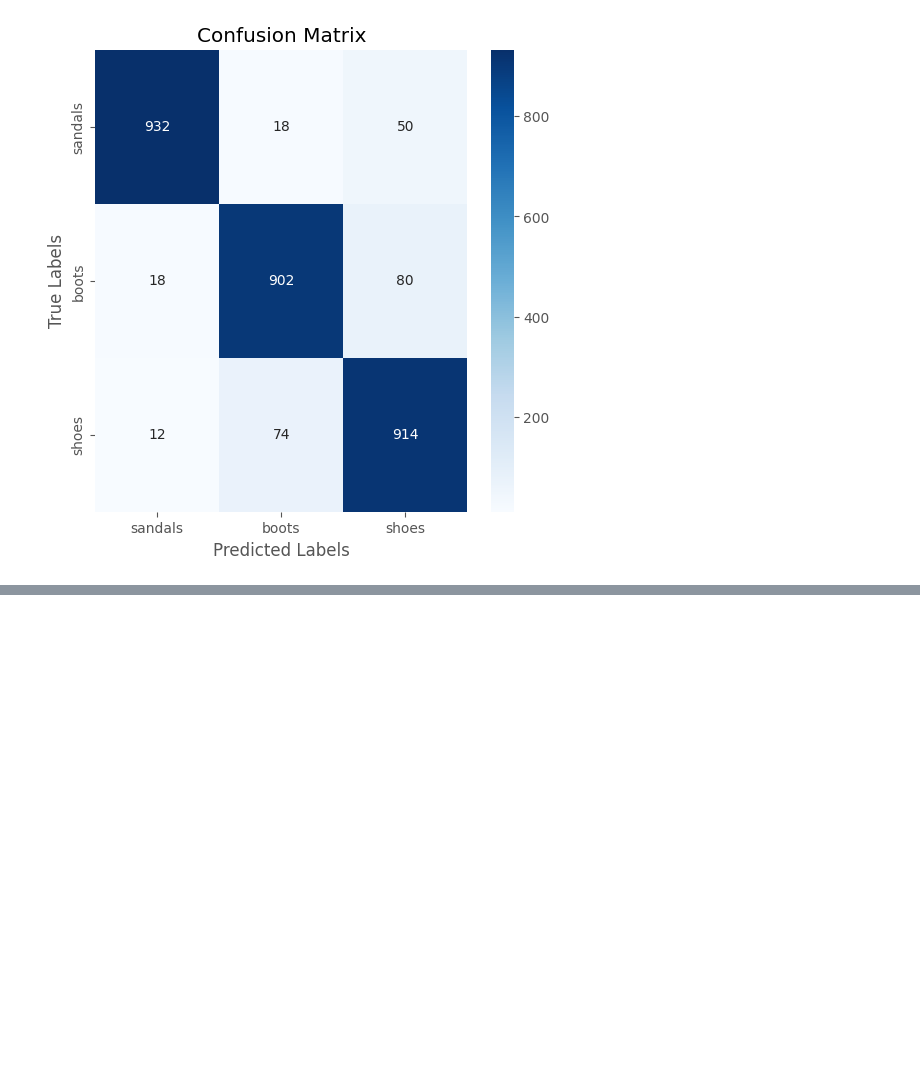
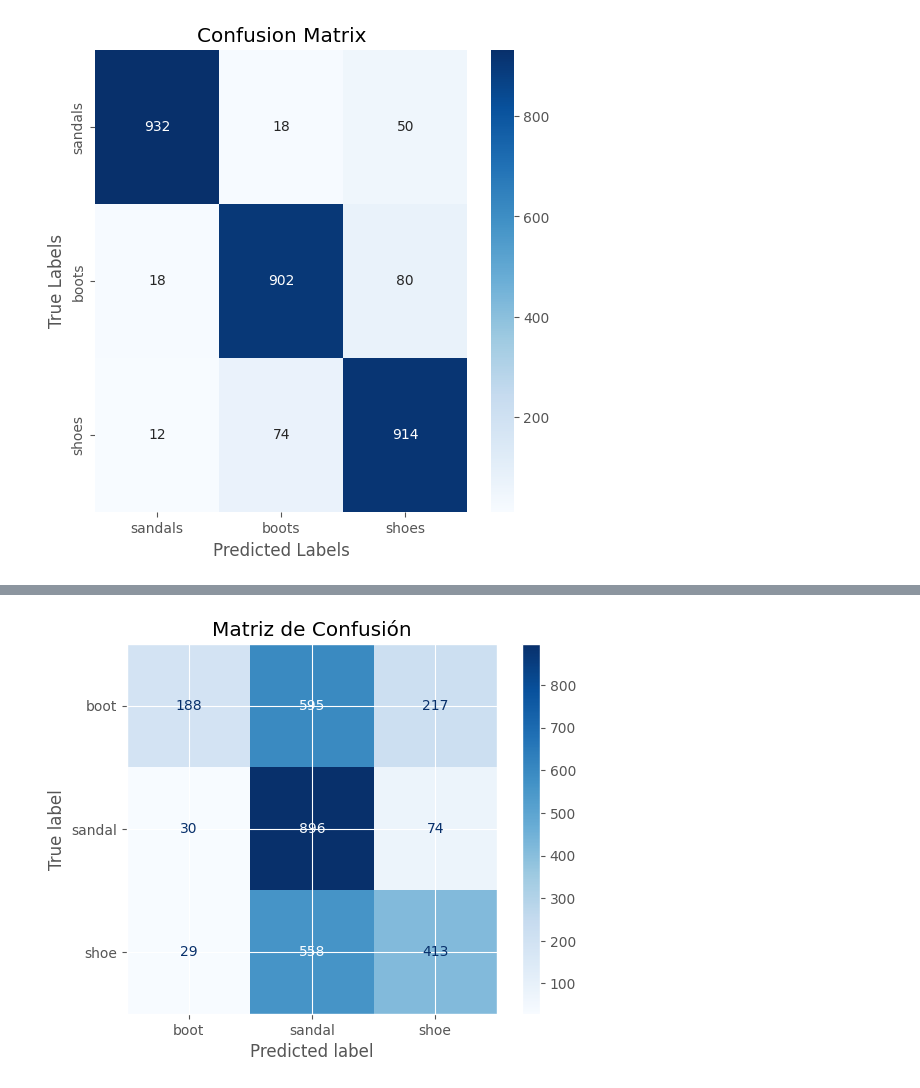
Before and after one commit to gersonviav/cnn_clasification_shoes_sandal_boots, a Jupyter notebook: CNN_MAESTRIA.ipynb, the cells around one changed output, grey strips where cells are left out. Cells and saved outputs as stored; diff of their text form; code cells hidden in the pictures; blank space fills up the shorter version.

```diff
--- a/CNN_MAESTRIA.ipynb
+++ b/CNN_MAESTRIA.ipynb
@@ -1335,0 +1515,9 @@ plt.show()
+# %%
+# Realizamos predicciones sobre el conjunto de test
+predictions = model.predict(testX_resized, batch_size=64)
+
+print(classification_report(
+    testY.argmax(axis=1),
+    predictions.argmax(axis=1),
+    target_names=labelNames
+))
@@ -1335,0 +1553,12 @@ plt.show()
+# %%
+# Ahora añadimos la matriz de confusión para evaluar mejor la performance por clase.
+cm = confusion_matrix(testY.argmax(axis=1), predictions.argmax(axis=1))
+
+# Graficamos la matriz de confusión de forma sencilla con sklearn.
+
+disp = ConfusionMatrixDisplay(confusion_matrix=cm, display_labels=labelNames)
+disp.plot(cmap=plt.cm.Blues)
+plt.title("Matriz de Confusión")
+plt.show()
+# %% [output]
+[figure, added]
```
Also changed, not shown: parts of 22 cells of this notebook.
